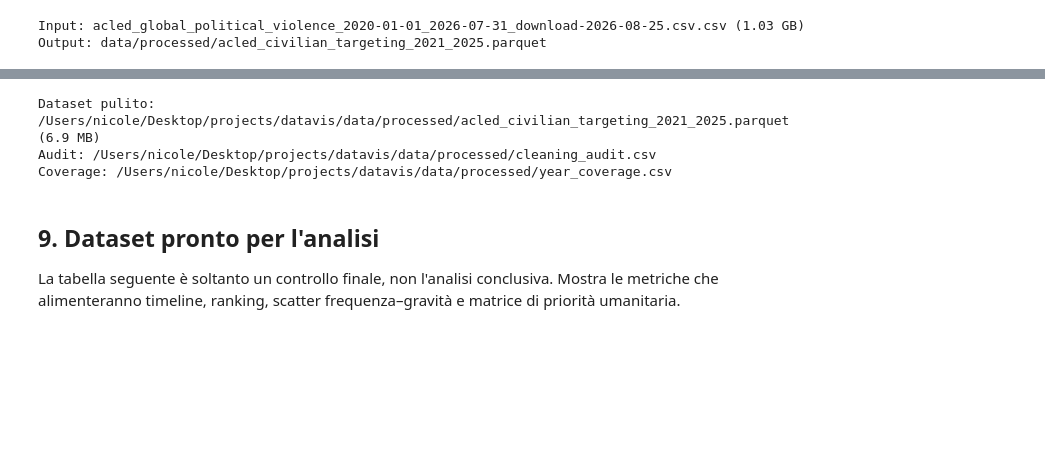
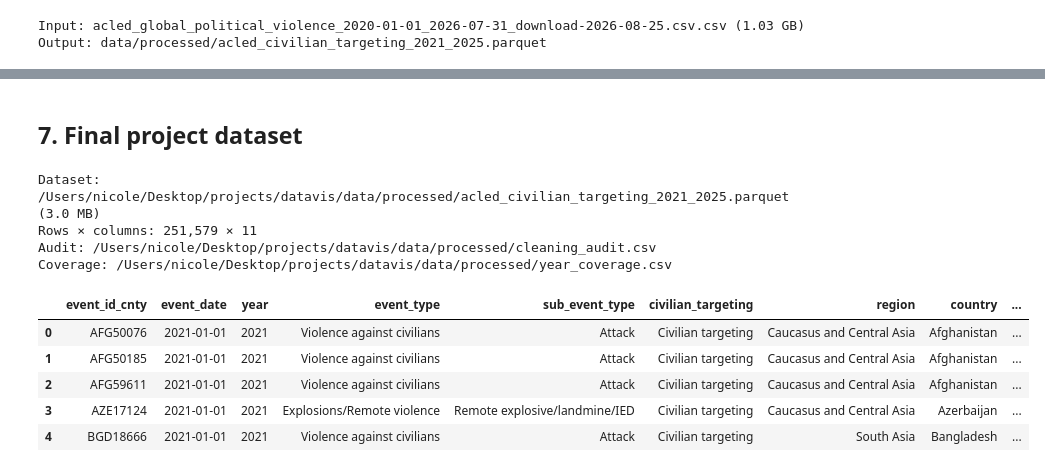
Before and after one commit to nikswh/datavisualization-project, a Jupyter notebook: 01_acled_data_cleaning.ipynb, the cells around one changed output, grey strips where cells are left out. Cells and saved outputs as stored; diff of their text form; code cells hidden in the pictures; blank space fills up the shorter version.

```diff
--- a/01_acled_data_cleaning.ipynb
+++ b/01_acled_data_cleaning.ipynb
@@ -350,26 +266,34 @@ print("✓ Tutti i controlli di integrità sono superati.")
+# %% [markdown]
+## 7. Final project dataset
 # %%
-# Categorie ripetitive: riducono la memoria e accelerano groupby/visualizzazioni.
-category_columns = [
-    "disorder_type", "event_type", "sub_event_type", "civilian_targeting",
-    "region", "country", "source_scale", "actor1_type", "actor2_type",
-    "fatality_band",
+ANALYSIS_COLUMNS = [
+    "event_id_cnty", "event_date", "year", "event_type", "sub_event_type",
+    "civilian_targeting", "region", "country", "latitude", "longitude",
+    "fatalities",
 ]
-for column in category_columns:
+df = df[ANALYSIS_COLUMNS].copy()
+
+for column in ["event_type", "sub_event_type", "civilian_targeting", "region", "country"]:
     df[column] = df[column].astype("category")
 
 df = df.sort_values(["event_date", "event_id_cnty"]).reset_index(drop=True)
 df.to_parquet(CLEAN_PARQUET, index=False, compression="zstd")
 quality_audit.to_csv(AUDIT_CSV, index=False)
 year_coverage.to_csv(COVERAGE_CSV, index=False)
 
-print(f"Dataset pulito: {CLEAN_PARQUET} ({CLEAN_PARQUET.stat().st_size / 1024**2:.1f} MB)")
+print(f"Dataset: {CLEAN_PARQUET} ({CLEAN_PARQUET.stat().st_size / 1024**2:.1f} MB)")
+print(f"Rows × columns: {df.shape[0]:,} × {df.shape[1]}")
 print(f"Audit: {AUDIT_CSV}")
 print(f"Coverage: {COVERAGE_CSV}")
+display(df.head())
 # %% [output]
-Dataset pulito: /Users/nicole/Desktop/projects/datavis/data/processed/acled_civilian_targeting_2021_2025.parquet (6.9 MB)
+Dataset: /Users/nicole/Desktop/projects/datavis/data/processed/acled_civilian_targeting_2021_2025.parquet (3.0 MB)
+Rows × columns: 251,579 × 11
 Audit: /Users/nicole/Desktop/projects/datavis/data/processed/cleaning_audit.csv
 Coverage: /Users/nicole/Desktop/projects/datavis/data/processed/year_coverage.csv
+|  | event_id_cnty | event_date | year | event_type | sub_event_type | civilian_targeting | region | country | ... |
+| 0 | AFG50076 | 2021-01-01 | 2021 | Violence against civilians | Attack | Civilian targeting | Caucasus and Central Asia | Afghanistan | ... |
+| 1 | AFG50185 | 2021-01-01 | 2021 | Violence against civilians | Attack | Civilian targeting | Caucasus and Central Asia | Afghanistan | ... |
+| 2 | AFG59611 | 2021-01-01 | 2021 | Violence against civilians | Attack | Civilian targeting | Caucasus and Central Asia | Afghanistan | ... |
+| 3 | AZE17124 | 2021-01-01 | 2021 | Explosions/Remote violence | Remote explosive/landmine/IED | Civilian targeting | Caucasus and Central Asia | Azerbaijan | ... |
+| 4 | BGD18666 | 2021-01-01 | 2021 | Violence against civilians | Attack | Civilian targeting | South Asia | Bangladesh | ... |
-# %% [markdown]
-## 9. Dataset pronto per l'analisi
-
-La tabella seguente è soltanto un controllo finale, non l'analisi conclusiva. Mostra le metriche che alimenteranno timeline, ranking, scatter frequenza–gravità e matrice di priorità umanitaria.
```
Also changed, not shown: parts of 25 cells of this notebook, 6 other files.
